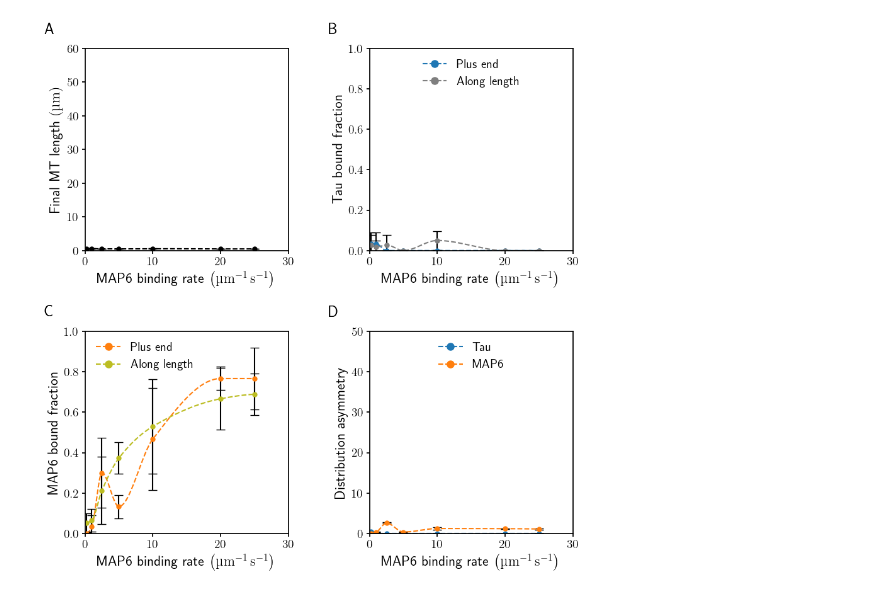
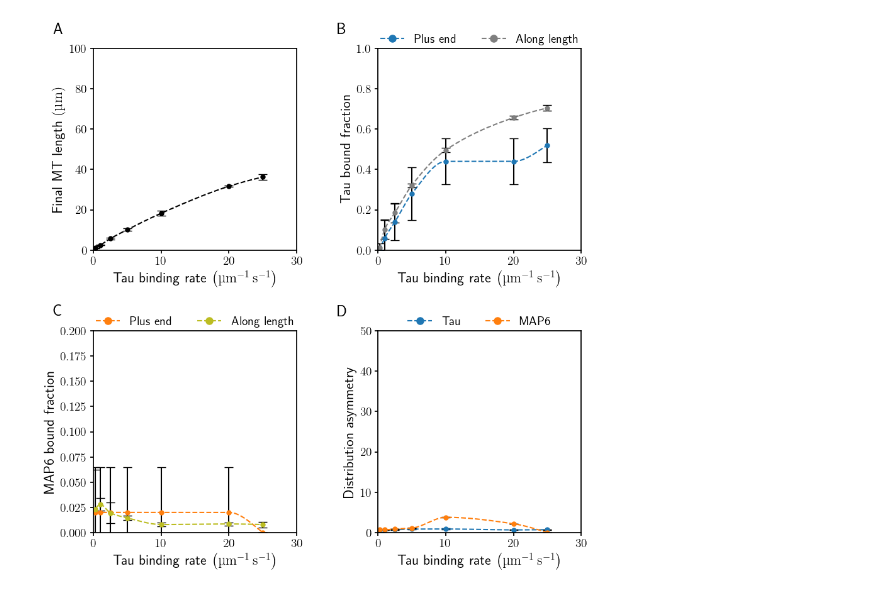
Before and after one commit to CWU-Computational-Biophysics/tau_mts, a Jupyter notebook: paper_analysis.ipynb, the cells around one changed output. Saved outputs shown, nothing was run; the diff lists cells and outputs as text; code cells hidden in the pictures.

```diff
--- a/paper_analysis.ipynb
+++ b/paper_analysis.ipynb
@@ -65,7 +65,11 @@ flen_df = pd.DataFrame([
 # for figures 1 and 2
 # flen_grouped = flen_df[['tau_on', 'fin_len']].groupby('tau_on')
 # for figures 3 and 4
-flen_grouped = flen_df[['map6_on', 'fin_len']].groupby('map6_on')
+# flen_grouped = flen_df[['map6_on', 'fin_len']].groupby('map6_on')
+if 'fig1' in data_dir.name or 'fig2' in data_dir.name:
+    flen_grouped = flen_df[['tau_on', 'fin_len']].groupby('tau_on')
+else:
+    flen_grouped = flen_df[['map6_on', 'fin_len']].groupby('map6_on')
 
 # compute flen stats
 flen_stats = pd.DataFrame({
@@ -78,7 +82,11 @@ flen_stats = pd.DataFrame({
 # for figure 1 and 2
 # mean_flen_df = flen_df.groupby('tau_on').mean()
 # for figure 3 and 4
-mean_flen_df = flen_df.groupby('map6_on').mean()
+# mean_flen_df = flen_df.groupby('map6_on').mean()
+if 'fig1' in data_dir.name or 'fig2' in data_dir.name:
+    mean_flen_df = flen_df.groupby('tau_on').mean()
+else:
+    mean_flen_df = flen_df.groupby('map6_on').mean()
 
 # get a data frame with just columns tau/map, tau_plus_end_asym, map6_plus_end_asym
 asym_df = mean_flen_df[['tau_plus_end_asym', 'map6_plus_end_asym']]
@@ -89,7 +97,12 @@ asym_df = mean_flen_df[['tau_plus_end_asym', 'map6_plus_end_asym']]
 # for figures 1 and 2
 # grouped_dist_df = flen_df[['tau_on', 'tau_frac_tip', 'map6_frac_tip', 'tau_frac_length', 'map6_frac_length']].groupby('tau_on')
 # for figures 3 and 4
-grouped_dist_df = flen_df[['map6_on', 'tau_frac_tip', 'map6_frac_tip', 'tau_frac_length', 'map6_frac_length']].groupby('map6_on')
+# grouped_dist_df = flen_df[['map6_on', 'tau_frac_tip', 'map6_frac_tip', 'tau_frac_length', 'map6_frac_length']].groupby('map6_on')
+# check if figures 1 or 2
+if 'fig1' in data_dir.name or 'fig2' in data_dir.name:
+    grouped_dist_df = flen_df[['tau_on', 'tau_frac_tip', 'map6_frac_tip', 'tau_frac_length', 'map6_frac_length']].groupby('tau_on')
+else:
+    grouped_dist_df = flen_df[['map6_on', 'tau_frac_tip', 'map6_frac_tip', 'tau_frac_length', 'map6_frac_length']].groupby('map6_on')
 
 grouped_dist_stats = pd.DataFrame({
     'mean_tau_frac_tip': grouped_dist_df.mean()['tau_frac_tip'],
@@ -135,7 +148,12 @@ for i, label in enumerate(['A', 'B', 'C', 'D']):
     # axs[i].set_xlabel(r"Tau binding rate $\left(\qty{}{\per\micro\meter\per\second}\right)$")
 
     # for figures 3 and 4
-    axs[i].set_xlabel(r"MAP6 binding rate $\left(\qty{}{\per\micro\meter\per\second}\right)$")
+    # axs[i].set_xlabel(r"MAP6 binding rate $\left(\qty{}{\per\micro\meter\per\second}\right)$")
+
+    if 'fig1' in data_dir.name or 'fig2' in data_dir.name:
+        axs[i].set_xlabel(r"Tau binding rate $\left(\qty{}{\per\micro\meter\per\second}\right)$")
+    else:
+        axs[i].set_xlabel(r"MAP6 binding rate $\left(\qty{}{\per\micro\meter\per\second}\right)$")
 
     # OLD
     # for figures 1
@@ -156,8 +174,15 @@ for i, label in enumerate(['A', 'B', 'C', 'D']):
     # axs[i].set_xticks([0, 50, 100, 150, 200, 250, 300])
 
     # for figures 2, 3, and 4
-    axs[i].set_xlim(0, 30)
-    axs[i].set_xticks([0, 10, 20, 30])
+    # axs[i].set_xlim(0, 30)
+    # axs[i].set_xticks([0, 10, 20, 30])
+
+    if 'fig1' in data_dir.name:
+        axs[i].set_xlim(0, 300)
+        axs[i].set_xticks([0, 50, 100, 150, 200, 250, 300])
+    else:
+        axs[i].set_xlim(0, 30)
+        axs[i].set_xticks([0, 10, 20, 30])
 
 
 # set the y-axis plot labels
@@ -184,7 +209,7 @@ axA.errorbar(
 plot_interpolated_curve(axA, axA_len_x, axA_len_y, color='black')
 
 # set the y-limits
-axA.set_ylim(0, 60)
+axA.set_ylim(0, 100)
 
 
 # plot B
@@ -231,7 +256,9 @@ axB.legend(
         mlines.Line2D([0], [0], color='tab:blue', marker='o', linestyle='--', label=r'Plus end'),
         mlines.Line2D([0], [0], color='tab:grey', marker='o', linestyle='--', label=r'Along length'),
     ],
-    loc='upper center'
+    loc='upper center',
+    ncols=2,
+    bbox_to_anchor=(0.5, 1.125),
 )
 
 
@@ -275,12 +302,18 @@ axC.legend(
         mlines.Line2D([0], [0], color='tab:orange', marker='o', linestyle='--', label=r'Plus end'),
         mlines.Line2D([0], [0], color='tab:olive', marker='o', linestyle='--', label=r'Along length'),
     ],
-    loc='upper left'
+    loc='upper center',
+    ncols=2,
+    bbox_to_anchor=(0.5, 1.125),
 )
 # for figures 1 and 2
 # axC.set_ylim(0, 0.2)
 # for figures 3 and 4
-axC.set_ylim(0, 1)
+# axC.set_ylim(0, 1)
+if 'fig1' in data_dir.name or 'fig2' in data_dir.name:
+    axC.set_ylim(0, 0.2)
+else:
+    axC.set_ylim(0, 1)
 
 
 # plot D
@@ -320,33 +353,41 @@ plot_interpolated_curve(axD, axD_map6_x, axD_map6_y, color='tab:orange')
 axD.legend(
     handles=[
         mlines.Line2D([0], [0], color='tab:blue', marker='o', linestyle='--', label=r'Tau'),
         mlines.Line2D([0], [0], color='tab:orange', marker='o', linestyle='--', label=r'MAP6'),
     ],
-    loc='upper center'
+    loc='upper center',
+    ncols=2,
+    bbox_to_anchor=(0.5, 1.125),
 )
 # for figures 1 and 2
 # axD.set_ylim(0, 5)
 # for figure 3 and 4
-axD.set_ylim(0, 50)
+# axD.set_ylim(0, 50)
+if 'fig1' in data_dir.name:
+    axD.set_ylim(0, 5)
+elif 'fig2' in data_dir.name:
+    axD.set_ylim(0, 50)
+else:
+    axD.set_ylim(0, 100)
 
 
 # save figure
 fig_name = fig_dir / "figure9"
 fig.savefig(fig_name)
 
 # create a dataframe of all x y pairs
 df = pd.DataFrame({
     'tau/map6_ratio': axA_len_x,
     'final_length': axA_len_y,
     'tau_plus_end': axB_plus_y,
     'tau_length': axB_len_y,
     'map6_plus_end': axC_plus_y,
     'map6_length': axC_len_y,
     'tau_asym': axD_tau_y,
     'map6_asym': axD_map6_y,
 })
 
 # save the data
 df.to_csv(fig_name.with_suffix('.csv'), index=False)
 # %% [output]
-[figure, old version]
+[figure, new version]
```
Also changed, not shown: parts of 2 cells of this notebook, 4 other files.
